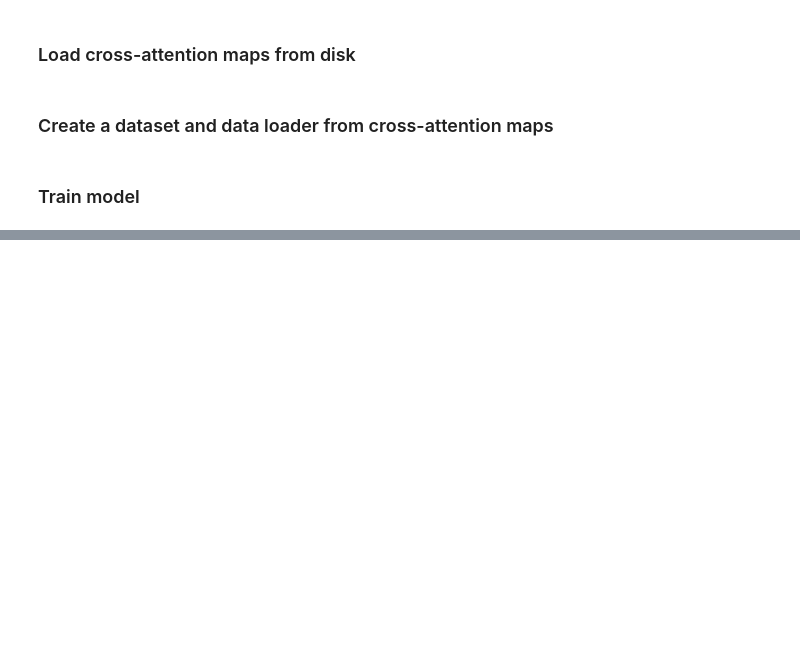
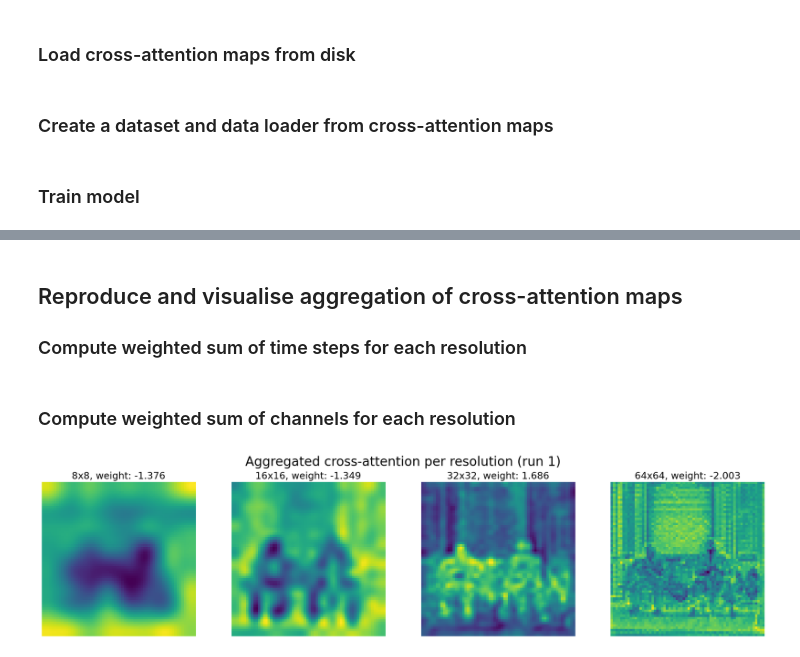
Before and after one commit to chrisoffner/dl23_course_project, a Jupyter notebook: notebooks/cross_attn_experiment_1.ipynb, the cells around one changed output, grey strips where cells are left out. Saved outputs shown, nothing was run; the diff lists cells and outputs as text; code cells hidden in the pictures; blank space fills up the shorter version.

```diff
--- a/notebooks/cross_attn_experiment_1.ipynb
+++ b/notebooks/cross_attn_experiment_1.ipynb
@@ -104,0 +195,51 @@ plot_masks_grid(cross_attn_64[0])
+# %% [markdown]
+## Reproduce and visualise aggregation of cross-attention maps
+
+### Compute weighted sum of time steps for each resolution
+# %%
+# Collect model weights into a dictionary
+weights = {}
+for name, param in model.named_parameters():
+    weights[name] = param.detach().cpu().numpy()
+# %%
+t_sum_8  = (cross_attn_8  * weights['ts_weights_8'][ :,  None, None, None]).sum(0)
+t_sum_16 = (cross_attn_16 * weights['ts_weights_16'][:,  None, None, None]).sum(0)
+t_sum_32 = (cross_attn_32 * weights['ts_weights_32'][:,  None, None, None]).sum(0)
+t_sum_64 = (cross_attn_64 * weights['ts_weights_64'][:,  None, None, None]).sum(0)
+# %% [markdown]
+### Compute weighted sum of channels for each resolution
+# %%
+ch_sum_8  = (t_sum_8  * weights['ch_weights_8'][ :, None, None]).sum(0)
+ch_sum_16 = (t_sum_16 * weights['ch_weights_16'][:, None, None]).sum(0)
+ch_sum_32 = (t_sum_32 * weights['ch_weights_32'][:, None, None]).sum(0)
+ch_sum_64 = (t_sum_64 * weights['ch_weights_64'][:, None, None]).sum(0)
+
+ch_sum_8  = model._upscale_to_64(ch_sum_8)
+ch_sum_16 = model._upscale_to_64(ch_sum_16)
+ch_sum_32 = model._upscale_to_64(ch_sum_32)
+# %%
+fig, axs = plt.subplots(1, 4, figsize=(20, 5))
+
+axs[0].imshow(ch_sum_8)
+axs[0].set_title(f"8x8, weight: {weights['res_weights'][0]:.3f}", fontsize=18)
+axs[0].axis("off")
+
+axs[1].imshow(ch_sum_16)
+axs[1].set_title(f"16x16, weight: {weights['res_weights'][1]:.3f}", fontsize=18)
+axs[1].axis("off")
+
+axs[2].imshow(ch_sum_32)
+axs[2].set_title(f"32x32, weight: {weights['res_weights'][2]:.3f}", fontsize=18)
+axs[2].axis("off")
+
+axs[3].imshow(ch_sum_64);
+axs[3].set_title(f"64x64, weight: {weights['res_weights'][3]:.3f}", fontsize=18)
+axs[3].axis("off")
+
+fig.suptitle("Aggregated cross-attention per resolution (run 1)", fontsize=24)
+fig.tight_layout(pad=1.5)
+
+# Save the figure
+plt.savefig(f"../plots/aggregated_per_res_run{run}.png")
+# %% [output]
+[figure, added]
```
Also changed, not shown: parts of 14 cells of this notebook, 2 other files.
